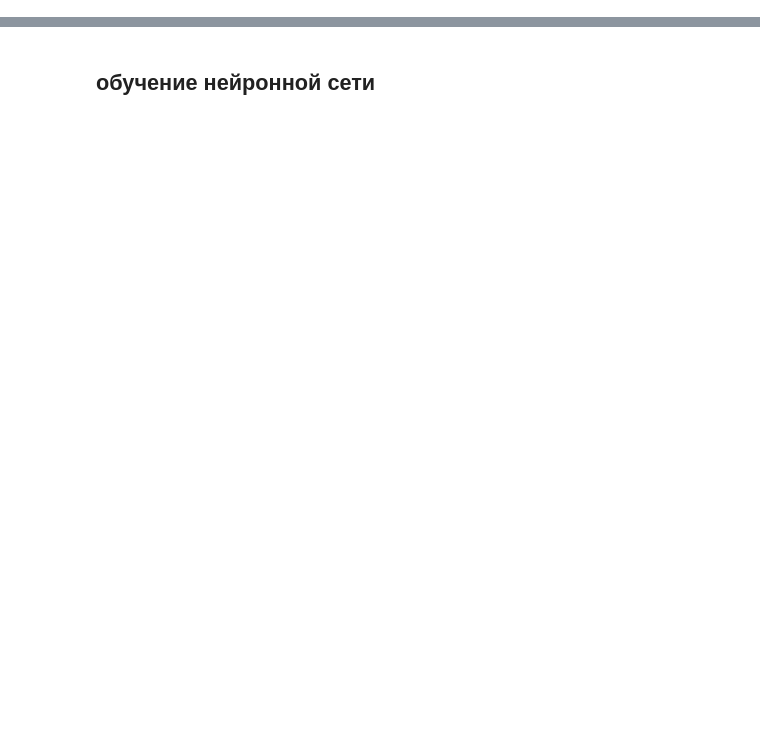
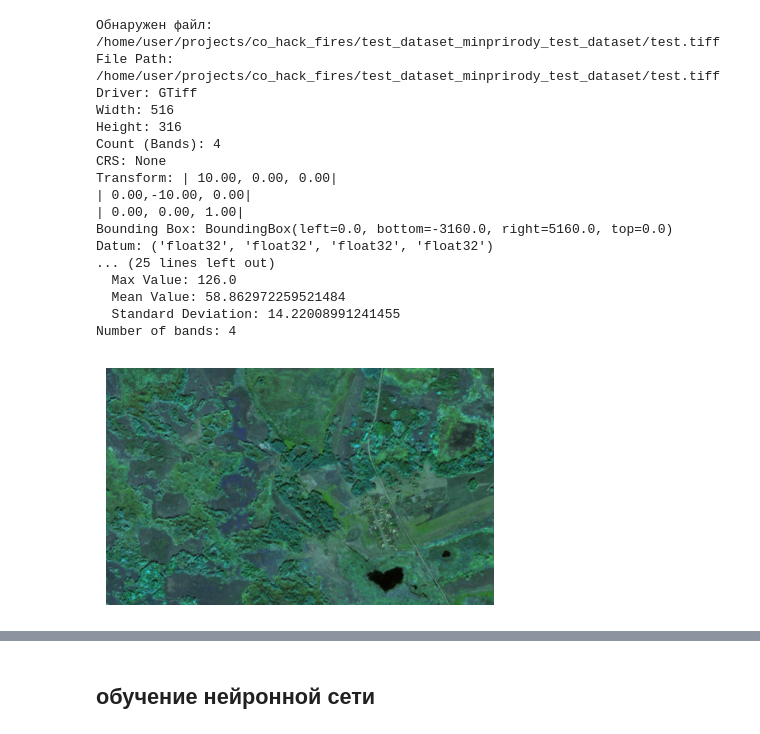
Before and after one commit to Oladiy/forest-fires, a Jupyter notebook: train_script.ipynb, the cells around one changed output, grey strips where cells are left out. Saved outputs shown, nothing was run; the diff lists cells and outputs as text; code cells hidden in the pictures; blank space fills up the shorter version.

```diff
--- a/train_script.ipynb
+++ b/train_script.ipynb
@@ -61,15 +62,15 @@ def visualize_rgb_geotiff(directory, r_band, g_band, b_band, ik_band, mask_band)
             # Проверка количества доступных каналов
             num_bands = src.count
             print(f"Number of bands: {num_bands}")
-            if r_band > num_bands or g_band > num_bands or b_band > num_bands or ik_band > num_bands or mask_band > num_bands:
-                raise ValueError("Номера каналов превышают количество доступных в файле.")
+            #if r_band > num_bands or g_band > num_bands or b_band > num_bands or ik_band > num_bands or mask_band > num_bands:
+            #    raise ValueError("Номера каналов превышают количество доступных в файле.")
 
             # Чтение необходимых каналов
             red = src.read(r_band)
             green = src.read(g_band)
             blue = src.read(b_band)
             ik = src.read(ik_band)
-            mask = src.read(mask_band)
+            #mask = src.read(mask_band)
 
             # Нормализация каждого канала
             red_norm = normalize_band(red)
@@ -79,37 +80,56 @@ def visualize_rgb_geotiff(directory, r_band, g_band, b_band, ik_band, mask_band)
             # Сборка RGB изображения
             photo_rgb = np.stack([red_norm, green_norm, blue_norm], axis=-1).astype(np.uint8)
 
             # Обработка маски
-            mask_stacked = (mask > 0).astype(np.uint8) * 255  # Преобразование маски в бинарную
+            #mask_stacked = (mask > 0).astype(np.uint8) * 255  # Преобразование маски в бинарную
 
             # Определение имени файлов для сохранения
             base_name = os.path.splitext(os.path.basename(file_path))[0]  # Имя файла без расширения
             output_dir = os.path.dirname(file_path)  # Получаем директорию исходного файла
 
             filename = os.path.join(output_dir, f"{base_name}_photo_rgb.jpg")
             filename_mask = os.path.join(output_dir, f"{base_name}_mask.jpg")
 
             # Сохранение файлов
             cv2.imwrite(filename, photo_rgb)
-            cv2.imwrite(filename_mask, mask_stacked)
+            #cv2.imwrite(filename_mask, mask_stacked)
 
             # Визуализация изображений
             fig, ax = plt.subplots(figsize=(5, 5))
             ax.imshow(photo_rgb)
             ax.axis('off')
             plt.show()
 
-            fig, ax = plt.subplots(figsize=(5, 5))
-            ax.imshow(mask_stacked, cmap='gray')
-            ax.axis('off')
-            plt.show()
+            #fig, ax = plt.subplots(figsize=(5, 5))
+            #ax.imshow(mask_stacked, cmap='gray')
+            #ax.axis('off')
+            #plt.show()
 
     except FileNotFoundError as fnf_error:
         print(fnf_error)
     except Exception as e:
         print(f'Ошибка: {e}')
 
 # Директория с GeoTIFF файлами
-directory = '/home/user/projects/co_hack_fires/train/00/'
+directory = '/home/user/projects/co_hack_fires/test_dataset_minprirody_test_dataset/'
 # Вызов функции для визуализации
 visualize_rgb_geotiff(directory, 1, 2, 3, 4, 5)
+# %% [output]
+Обнаружен файл: /home/user/projects/co_hack_fires/test_dataset_minprirody_test_dataset/test.tiff
+File Path: /home/user/projects/co_hack_fires/test_dataset_minprirody_test_dataset/test.tiff
+Driver: GTiff
+Width: 516
+Height: 316
+Count (Bands): 4
+CRS: None
+Transform: | 10.00, 0.00, 0.00|
+| 0.00,-10.00, 0.00|
+| 0.00, 0.00, 1.00|
+Bounding Box: BoundingBox(left=0.0, bottom=-3160.0, right=5160.0, top=0.0)
+Datum: ('float32', 'float32', 'float32', 'float32')
+... (25 lines left out)
+  Max Value: 126.0
+  Mean Value: 58.862972259521484
+  Standard Deviation: 14.22008991241455
+Number of bands: 4
+[figure, added]
```
Also changed, not shown: parts of 27 cells of this notebook, 1 other file.
